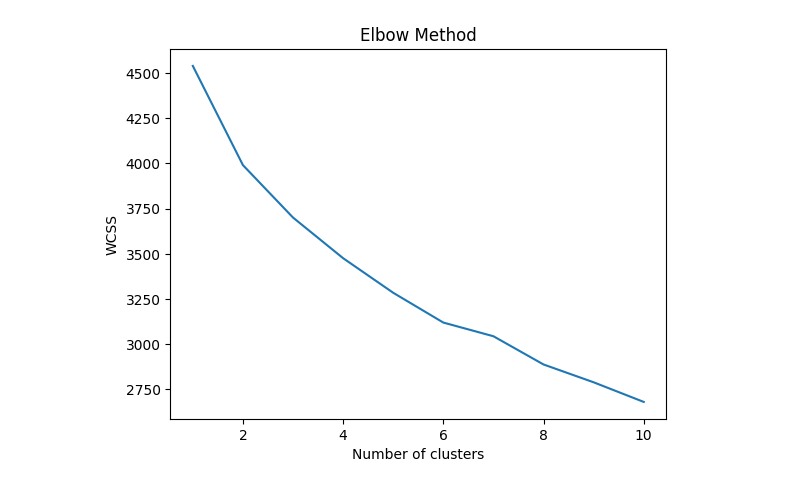
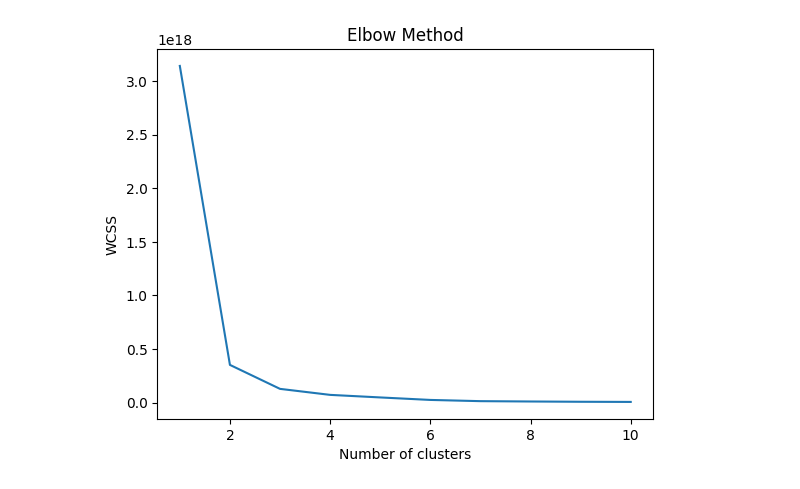
Before and after one commit to UEPP40/PUM, a Jupyter notebook: 07_05_zadanie_skupienia.ipynb, the cells around one changed output. Cells and saved outputs as stored; diff of their text form; code cells hidden in the pictures.

```diff
--- a/07_05_zadanie_skupienia.ipynb
+++ b/07_05_zadanie_skupienia.ipynb
@@ -72,0 +58,4 @@ print(trainDataFrame_scaled)
+# %%
+#give trainDataFrame_scaled country names from trainDataFrame
+trainDataFrame_scaled = pd.DataFrame(trainDataFrame_scaled)
+trainDataFrame_scaled.columns = trainDataFrame.columns
@@ -73,2 +71,6 @@ print(trainDataFrame_scaled)
 # %%
-kmeans = KMeans(n_clusters=3, random_state=0, n_init="auto").fit(trainDataFrame_scaled)
+kmeans = KMeans(n_clusters=10, random_state=0, n_init="auto").fit(trainDataFrame_scaled)
+# %%
+#add column with country names from trainDataFrame2 to kmeans.labels_
+trainDataFrame2["cluster"] = kmeans.labels_
+trainDataFrame2["cluster"].value_counts()
@@ -74,0 +90,8 @@ kmeans = KMeans(n_clusters=3, random_state=0, n_init="auto").fit(trainDataFrame_
+# %%
+pd.set_option('display.max_rows', None)
+
+#display all clusters with containing countries
+for i in range(10):
+    print("Cluster ", i)
+    print(trainDataFrame2[trainDataFrame2["cluster"] == i]["Country"])
+    print("\n\n\n")
@@ -75,17 +116,17 @@ kmeans = KMeans(n_clusters=3, random_state=0, n_init="auto").fit(trainDataFrame_
 # %%
-#optimize number of clusters
+
 wcss = []
 for i in range(1, 11):
     kmeans = KMeans(n_clusters=i, init='k-means++', max_iter=300, n_init=10, random_state=0)
-    kmeans.fit(trainDataFrame_scaled)
+    kmeans.fit(trainDataFrame)
     wcss.append(kmeans.inertia_)
 plt.plot(range(1, 11), wcss)
 plt.title('Elbow Method')
 plt.xlabel('Number of clusters')
 plt.ylabel('WCSS')
 plt.show()
 # %% [output]
-[figure, old version]
+[figure, new version]
 # %%
 def plot_dendrogram(model, **kwargs):
     counts = np.zeros(model.children_.shape[0])
```
Also changed, not shown: parts of 8 cells of this notebook, 1 other file.
